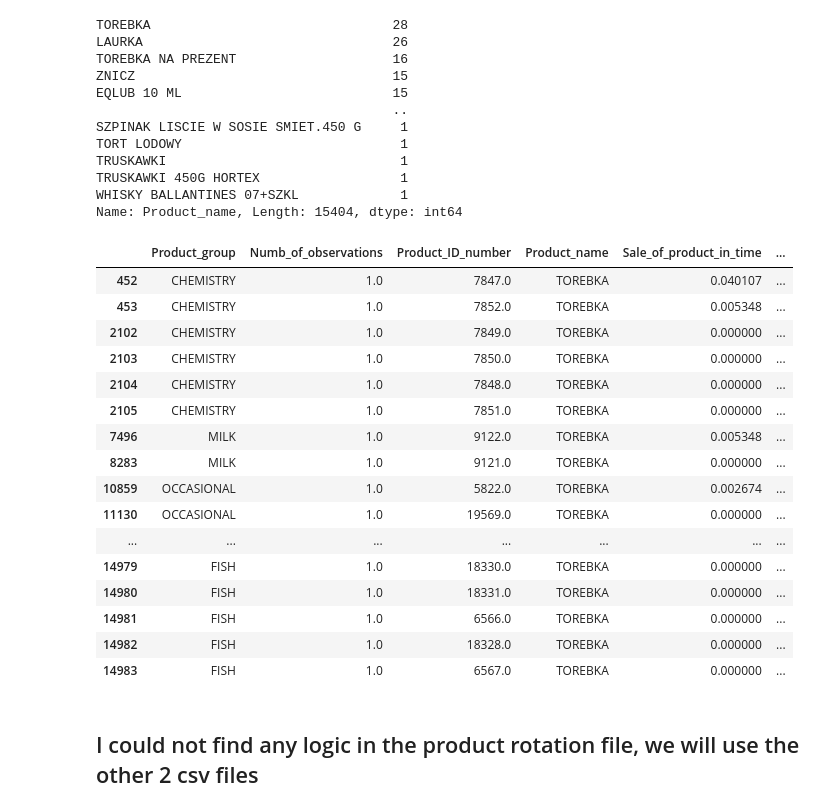
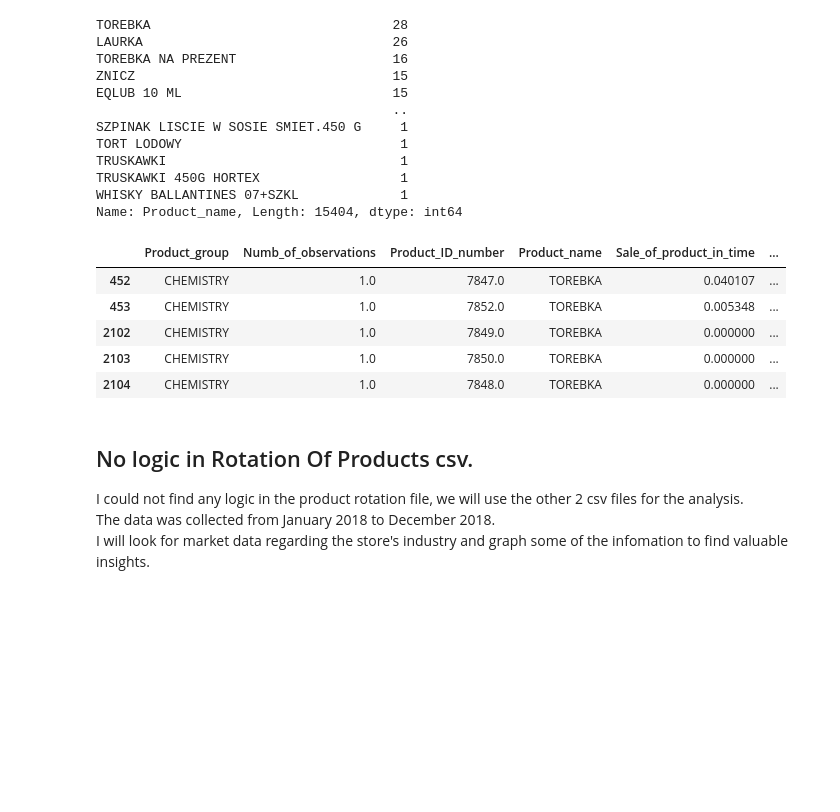
Before and after one commit to georgeolivares/Analisis-de-tienda-Poland, a Jupyter notebook: Analisis de tienda.ipynb, the cells around one changed output. Cells and saved outputs as stored; diff of their text form; code cells hidden in the pictures; blank space fills up the shorter version.

Commit message:
before doing graphs

```diff
--- a/Analisis de tienda.ipynb
+++ b/Analisis de tienda.ipynb
@@ -780,24 +749,16 @@ Name: Product_name, Length: 15404, dtype: int64
 # %%
 torebkaRows = dfProductRotation[dfProductRotation['Product_name'] == 'TOREBKA']
 
-torebkaRows
+torebkaRows.head()
 # %% [output]
 |  | Product_group | Numb_of_observations | Product_ID_number | Product_name | Sale_of_product_in_time | ... |
 | 452 | CHEMISTRY | 1.0 | 7847.0 | TOREBKA | 0.040107 | ... |
 | 453 | CHEMISTRY | 1.0 | 7852.0 | TOREBKA | 0.005348 | ... |
 | 2102 | CHEMISTRY | 1.0 | 7849.0 | TOREBKA | 0.000000 | ... |
 | 2103 | CHEMISTRY | 1.0 | 7850.0 | TOREBKA | 0.000000 | ... |
 | 2104 | CHEMISTRY | 1.0 | 7848.0 | TOREBKA | 0.000000 | ... |
-| 2105 | CHEMISTRY | 1.0 | 7851.0 | TOREBKA | 0.000000 | ... |
-| 7496 | MILK | 1.0 | 9122.0 | TOREBKA | 0.005348 | ... |
-| 8283 | MILK | 1.0 | 9121.0 | TOREBKA | 0.000000 | ... |
-| 10859 | OCCASIONAL | 1.0 | 5822.0 | TOREBKA | 0.002674 | ... |
-| 11130 | OCCASIONAL | 1.0 | 19569.0 | TOREBKA | 0.000000 | ... |
-| ... | ... | ... | ... | ... | ... | ... |
-| 14979 | FISH | 1.0 | 18330.0 | TOREBKA | 0.000000 | ... |
-| 14980 | FISH | 1.0 | 18331.0 | TOREBKA | 0.000000 | ... |
-| 14981 | FISH | 1.0 | 6566.0 | TOREBKA | 0.000000 | ... |
-| 14982 | FISH | 1.0 | 18328.0 | TOREBKA | 0.000000 | ... |
-| 14983 | FISH | 1.0 | 6567.0 | TOREBKA | 0.000000 | ... |
 # %% [markdown]
-## I could not find any logic in the product rotation file, we will use the other 2 csv files
+## No logic in Rotation Of Products csv.
+I could not find any logic in the product rotation file, we will use the other 2 csv files for the analysis.\
+The data was collected from January 2018 to December 2018.\
+I will look for market data regarding the store's industry and graph some of the infomation to find valuable insights.
```
Also changed, not shown: parts of 8 cells of this notebook.
